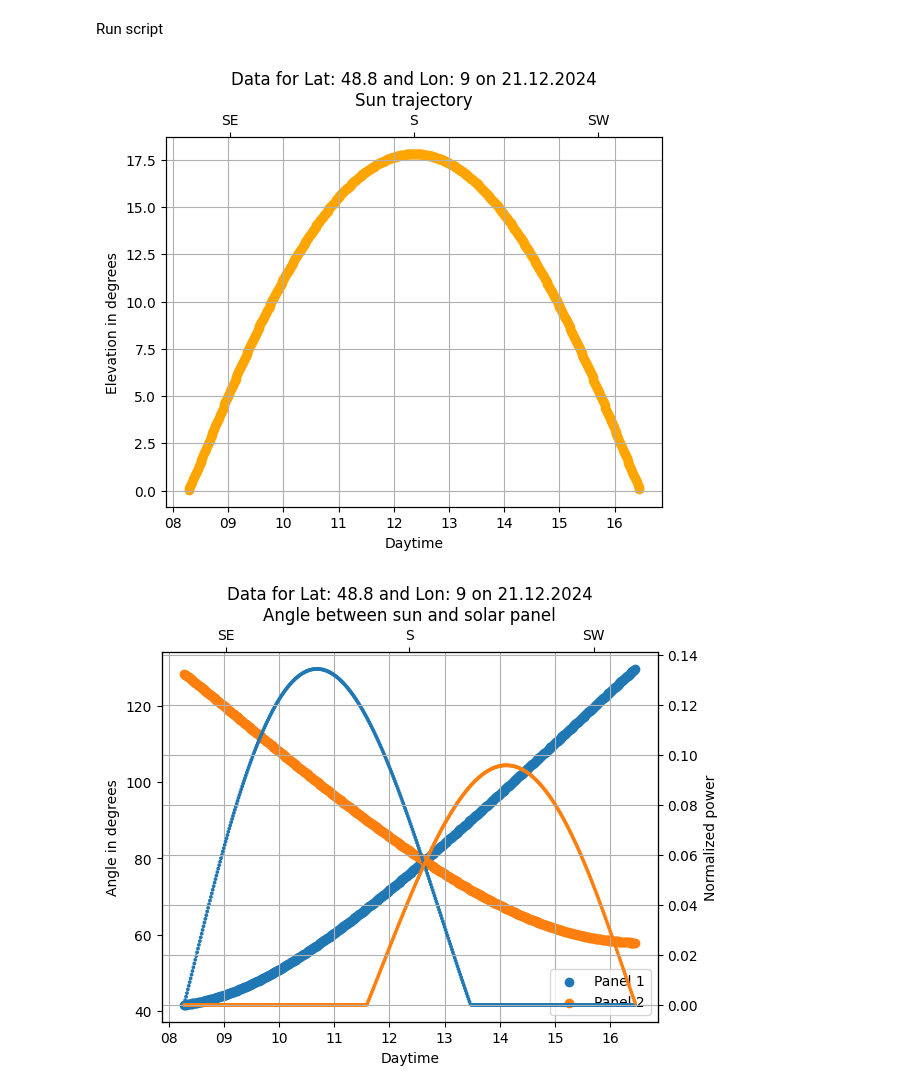
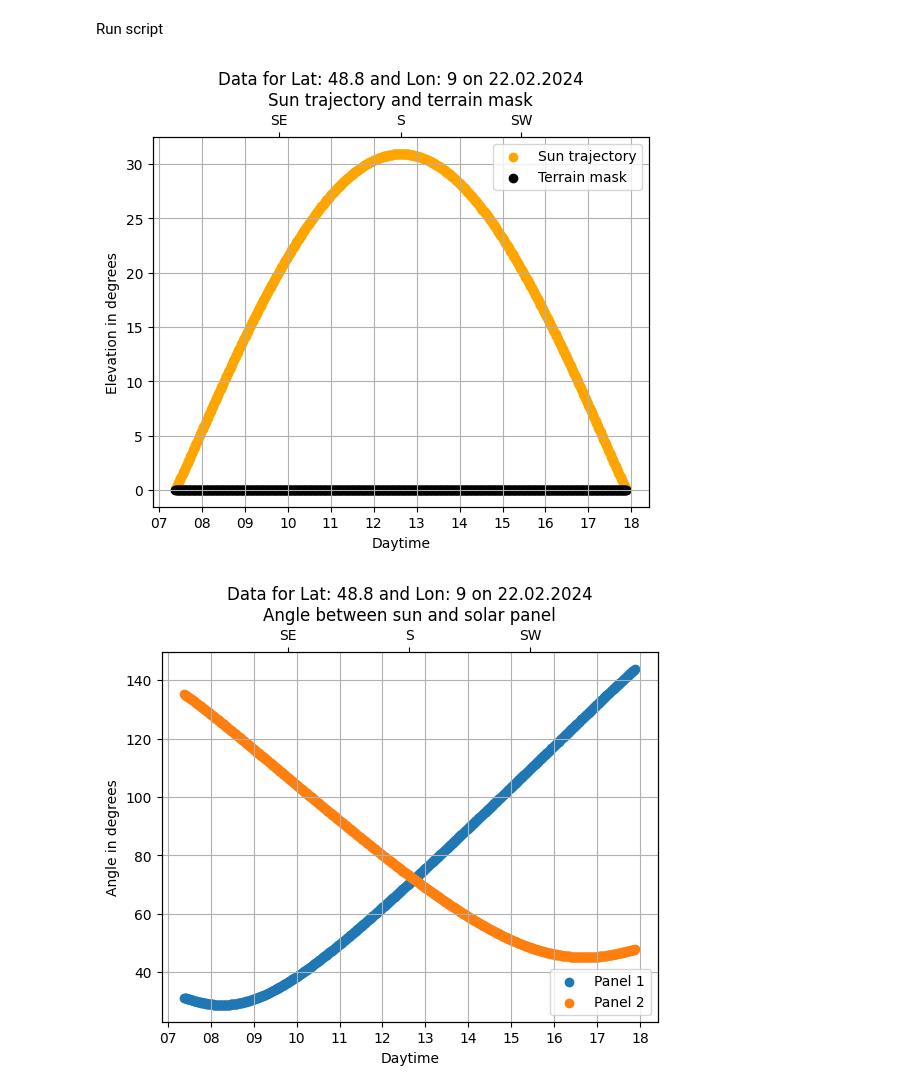
Before and after one commit to Pitterstummes/SolarPower, a Jupyter notebook: main.ipynb, the cells around one changed output. Saved outputs shown, nothing was run; the diff lists cells and outputs as text; code cells hidden in the pictures.

```diff
--- a/main.ipynb
+++ b/main.ipynb
@@ -358,42 +468,49 @@ User input
 # Coordinates in degrees
 latitude = 48.8 # 48.8
 longitude = 9
-timezone = 1 # Germany: UTC +1, if summertime, add 1
+timezone = 1 # Germany: UTC +1
+auto_summertime = True # Automatically handle summertime for Germany (or similar)
 
 # Panel orientation, tilt and peak power
 orientation = np.array([96, 276]) # degrees, north = 0, east = 90, ...
 tilt = np.array([30, 44]) # degrees, 0 = horizontal, 90 = vertical
 peak_power = np.array([3320, 4980]) # Watts peak
 
+# Terrain elevation data, use None for no data, otherwise provide a path to a .csv file
+# terrain_data = "terrain_example_1.csv" # Use "None" if no data is available
+terrain_data = None
+
 # Date and stepsize
 # Either use specific date or current date + offset, comment unused lines out
-# date = (datetime.datetime.now() # Current date
-#         + datetime.timedelta(weeks=0, days=0)) # Add/ substract weeks and days
-date = datetime.datetime.strptime("21.12.2024", "%d.%m.%Y") # Specific date
+date = (datetime.datetime.now() # Current date
+        + datetime.timedelta(weeks=0, days=0)) # Add/ substract weeks and days
+# date = datetime.datetime.strptime("26.06.2024", "%d.%m.%Y") # Specific date
 time_step = datetime.timedelta(minutes=1, seconds=0) # Time steps for simulation
 
 # Limit data to daylight hours
 limit_data = True
 
-# Select plots and popout option
-sun, angles, power, popout = True, True, True, False
+# Select plots to show and popout option
+sun, angles, normpower, power, popout = True, True, True, True, False
 # %% [markdown]
 Run script
 # %%
 data_info, df_data = generate_data(
     date,
     time_step,
     latitude,
     longitude,
+    terrain_data,
     timezone,
+    auto_summertime,
     orientation,
     tilt,
     peak_power,
     limit_data,
 )
 
 # Plot the results
-plot_select(data_info, df_data, sun, angles, power, popout)
+plot_select(data_info, df_data, sun, angles, normpower, power, popout)
 # %% [output]
-[figure, old version]
+[figure, new version]
-[figure, old version]
+[figure, new version]
```
Also changed, not shown: parts of 3 cells of this notebook, 1 other file.
